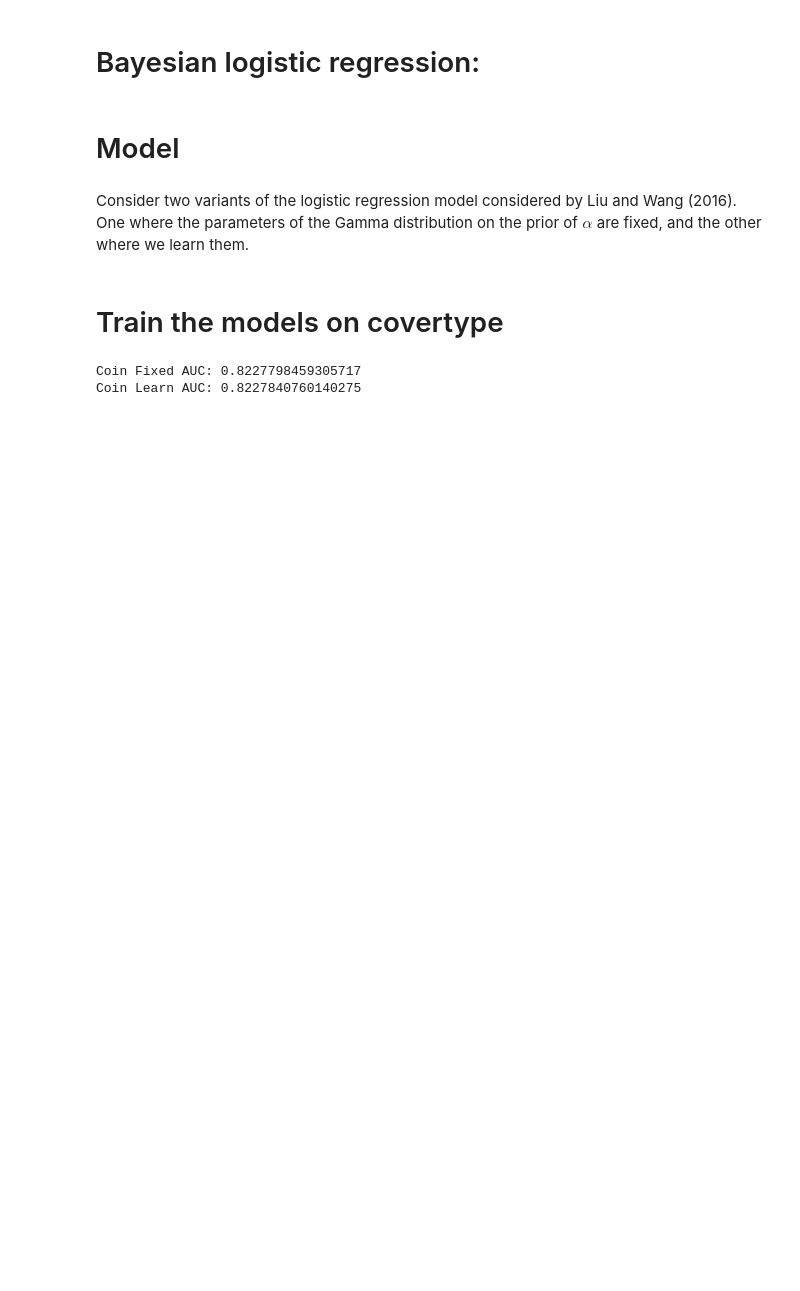
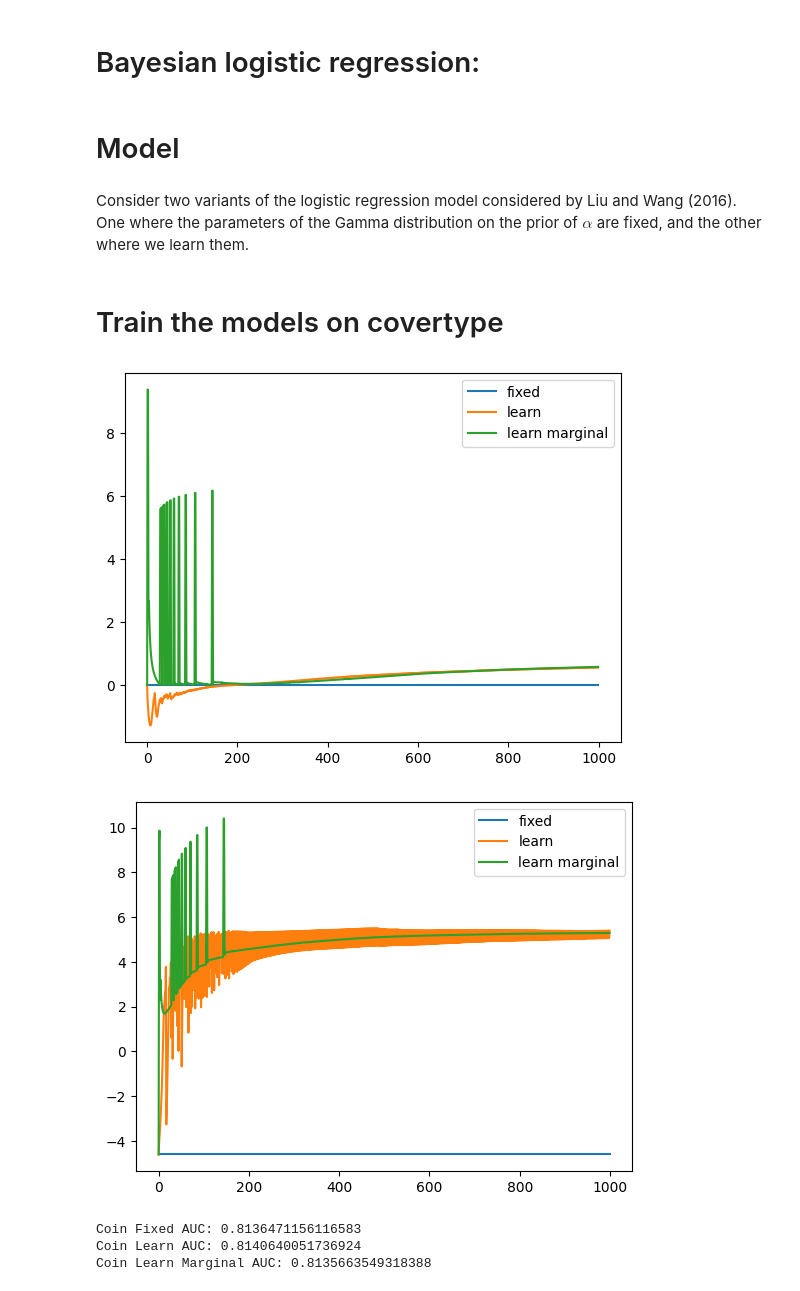
Before and after one commit to chris-nemeth/CoinEM, a Jupyter notebook: new_experiments/bayesian_logistic_regression_covertype.ipynb, the cells around one changed output. Drawn from its saved outputs; the diff is of its cells as text; code cells hidden in the pictures; blank space fills up the shorter version.

Commit message:
Add marginal update rule for Gamma logistic regression model..

```diff
--- a/new_experiments/bayesian_logistic_regression_covertype.ipynb
+++ b/new_experiments/bayesian_logistic_regression_covertype.ipynb
@@ -16,7 +16,9 @@ from coinem.dataset import Dataset
 # %% [markdown]
 Consider two variants of the logistic regression model considered by Liu and Wang (2016). One where the parameters of the Gamma distribution on the prior of $\alpha$ are fixed, and the other where we learn them.
 # %%
+from jaxtyping import Array, Float, PyTree
 import tensorflow_probability.substrates.jax.distributions as tfd
+from jax.scipy import optimize
 
 @dataclass
 class LogisticRegressionLearnTheta(AbstractModel):
@@ -55,6 +57,19 @@ class LogisticRegressionLearnTheta(AbstractModel):
         # Compute log-probability.
         return (log_lik * self.num_datapoints / batch.n + log_prior + log_prior_alpha).squeeze()
 
+    def optimal_theta(self, latent_particles: PyTree[Float[Array, "N D *"]]) -> PyTree[Float[Array, "Q *"]]:
+        samples = jnp.exp(latent_particles["alpha"])
+
+        def gamma_pdf(a):
+            b = a/samples.mean()
+            return -tfd.Gamma(a, b).log_prob(samples).sum()
+
+
+        a_estimate, *_ = optimize.minimize(gamma_pdf, jnp.array([1.0]), method='BFGS')
+        b_estimte = a_estimate/samples.mean()
+
+        return {"a0": jnp.log(a_estimate).squeeze(), "b0": jnp.log(b_estimte).squeeze()}
+
 
 @dataclass
 class LogisticRegressionFixedTheta(AbstractModel):
@@ -112,12 +127,13 @@ X_train, X_test, y_train, y_test = train_test_split(X_input, y_input, test_size=
 train_data = Dataset(jnp.array(X_train), jnp.array(y_train).reshape(-1, 1))
 # %%
 from coinem.zoo import coin_svgd
+from coinem.marginal_zoo import marginal_coin_svgd
 from jax import vmap
 import jax.random as jr
 import jax.tree_util as jtu
 
 # Set approximation parameters:
-K = 6000  # Number of steps.
+K = 1000  # Number of steps.
 N = 100  # number of particles.
 
 # 😈 Rough numpy code for initialization
@@ -142,6 +158,23 @@ learn_theta = LogisticRegressionLearnTheta(train_data.n)
 # Run SVGD:
 x_coin_fixed, theta_coin_fixed = coin_svgd(fixed_theta, train_data, X0, th0, K, batch_size=100)
 x_coin_learn, theta_coin_learn = coin_svgd(learn_theta, train_data, X0, th0, K, batch_size=100)
+
+x_coin_learn_marginal, theta_coin_learn_marginal = marginal_coin_svgd(learn_theta, train_data, X0, th0, K, batch_size=100)
+# %%
+plt.plot(theta_coin_fixed["a0"], label="fixed")
+plt.plot(theta_coin_learn["a0"], label="learn")
+plt.plot(theta_coin_learn_marginal["a0"], label="learn marginal")
+plt.legend()
+plt.show()
+
+plt.plot(theta_coin_fixed["b0"], label="fixed")
+plt.plot(theta_coin_learn["b0"], label="learn")
+plt.plot(theta_coin_learn_marginal["b0"], label="learn marginal")
+plt.legend()
+plt.show()
+# %% [output]
+[figure, added]
+[figure, added]
 # %%
 # Compute AUC:
 from sklearn.metrics import roc_auc_score
@@ -156,8 +189,12 @@ def predict_prob(test_inputs, latent):
 coin_fixed_auc = roc_auc_score(y_test, predict_prob(X_test, x_coin_fixed["beta"][-1]))
 coin_learn_auc = roc_auc_score(y_test, predict_prob(X_test, x_coin_learn["beta"][-1]))
 
+x_coin_learn_marginal_auc = roc_auc_score(y_test, predict_prob(X_test, x_coin_learn_marginal["beta"][-1]))
+
 print(f"Coin Fixed AUC: {coin_fixed_auc}")
 print(f"Coin Learn AUC: {coin_learn_auc}")
+print(f"Coin Learn Marginal AUC: {x_coin_learn_marginal_auc}")
 # %% [output]
-Coin Fixed AUC: 0.8227798459305717
-Coin Learn AUC: 0.8227840760140275
+Coin Fixed AUC: 0.8136471156116583
+Coin Learn AUC: 0.8140640051736924
+Coin Learn Marginal AUC: 0.8135663549318388
```
